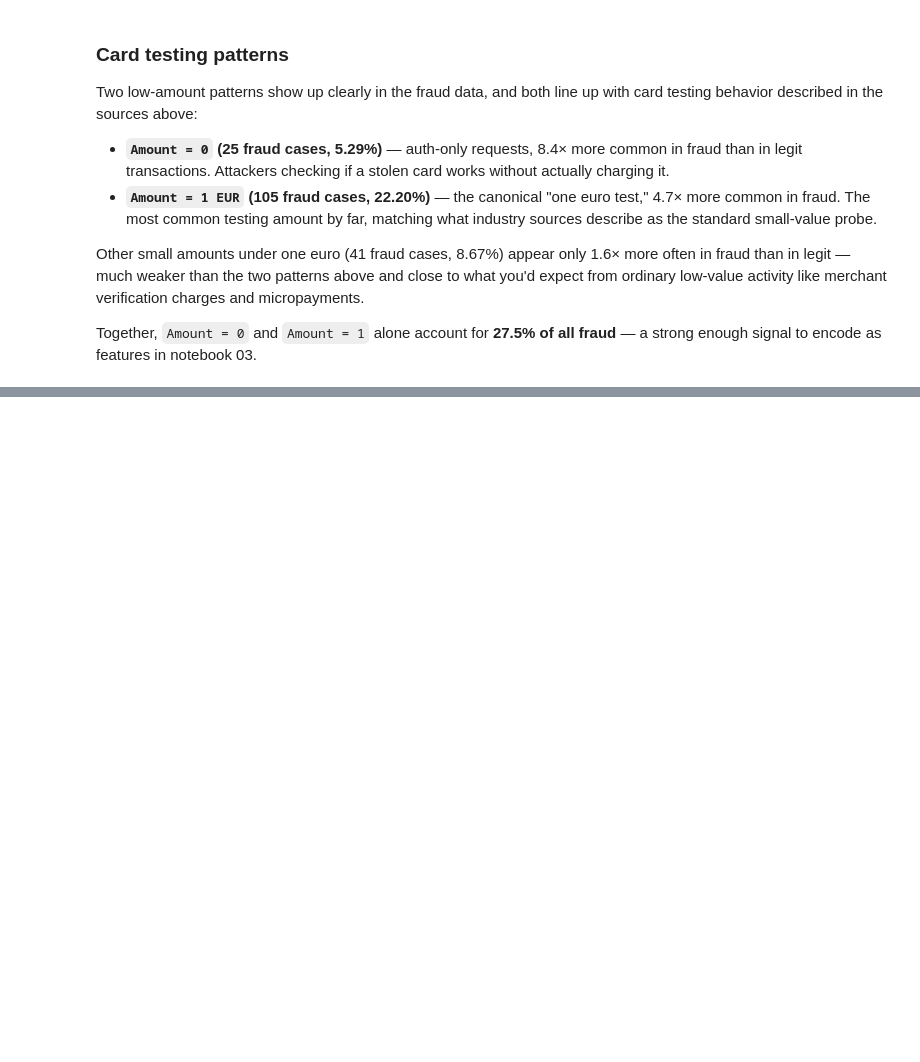
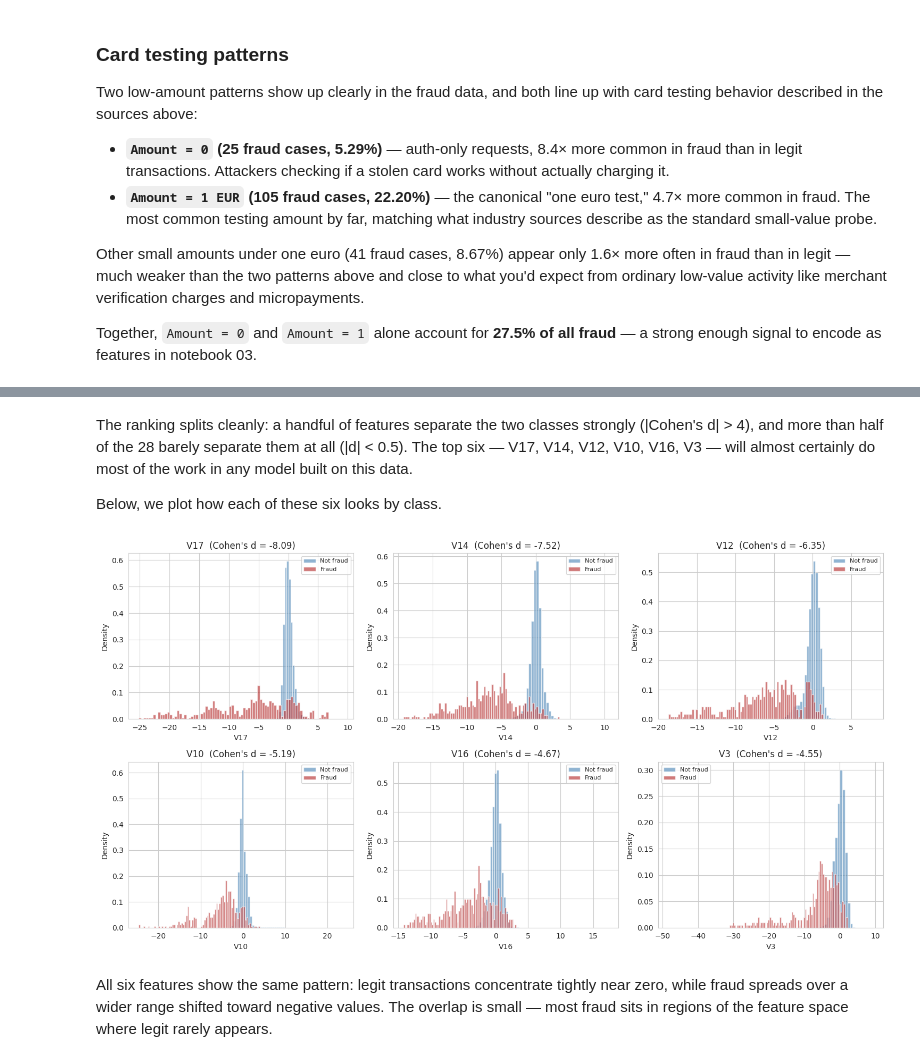
Before and after one commit to TDA-Gabo/credit-card-fraud-analysis, a Jupyter notebook: notebooks/01_eda.ipynb, the cells around one changed output, grey strips where cells are left out. Drawn from its saved outputs; the diff is of its cells as text; code cells hidden in the pictures; blank space fills up the shorter version.

Commit message:
Notebook 01: add V1-V28 feature ranking with Cohen's d and distribution plots

```diff
--- a/notebooks/01_eda.ipynb
+++ b/notebooks/01_eda.ipynb
@@ -379,0 +390,18 @@ strong enough signal to encode as features in notebook 03.
+# %%
+# Cohen's d for each V feature
+v_cols = [f"V{i}" for i in range(1, 29)]
+
+cohens_d = {}
+for col in v_cols:
+    fraud_vals = df[df["Class"] == 1][col]
+    legit_vals = df[df["Class"] == 0][col]
+
+    # Pooled standard deviation
+    n1, n2 = len(fraud_vals), len(legit_vals)
+    s_pooled = np.sqrt(((n1 - 1) * fraud_vals.var() + (n2 - 1) * legit_vals.var()) / (n1 + n2 - 2))
+
+    cohens_d[col] = (fraud_vals.mean() - legit_vals.mean()) / s_pooled
+
+cohens_d = pd.Series(cohens_d).sort_values(key=abs, ascending=False)
+print("Features ranked by |Cohen's d|:")
+print(cohens_d.round(3))
@@ -379,0 +426,32 @@ strong enough signal to encode as features in notebook 03.
+# %% [markdown]
+The ranking splits cleanly: a handful of features separate the two classes strongly
+(|Cohen's d| > 4), and more than half of the 28 barely separate them at all (|d| < 0.5).
+The top six — V17, V14, V12, V10, V16, V3 — will almost certainly do most of the work
+in any model built on this data.
+
+Below, we plot how each of these six looks by class.
+# %%
+top_features = cohens_d.abs().sort_values(ascending=False).head(6).index.tolist()
+
+fig, axes = plt.subplots(2, 3, figsize=(15, 8))
+axes = axes.flatten()
+
+for i, col in enumerate(top_features):
+    ax = axes[i]
+    ax.hist(df[df["Class"] == 0][col], bins=80, alpha=0.6,
+            color="steelblue", label="Not fraud", density=True)
+    ax.hist(df[df["Class"] == 1][col], bins=80, alpha=0.6,
+            color="firebrick", label="Fraud", density=True)
+    ax.set_title(f"{col}  (Cohen's d = {cohens_d[col]:.2f})")
+    ax.set_xlabel(col)
+    ax.set_ylabel("Density")
+    ax.legend(fontsize=8)
+
+plt.tight_layout()
+plt.show()
+# %% [output]
+[figure, added]
+# %% [markdown]
+All six features show the same pattern: legit transactions concentrate tightly near
+zero, while fraud spreads over a wider range shifted toward negative values. The overlap
+is small — most fraud sits in regions of the feature space where legit rarely appears.
```
Also changed, not shown: parts of 2 cells of this notebook.
